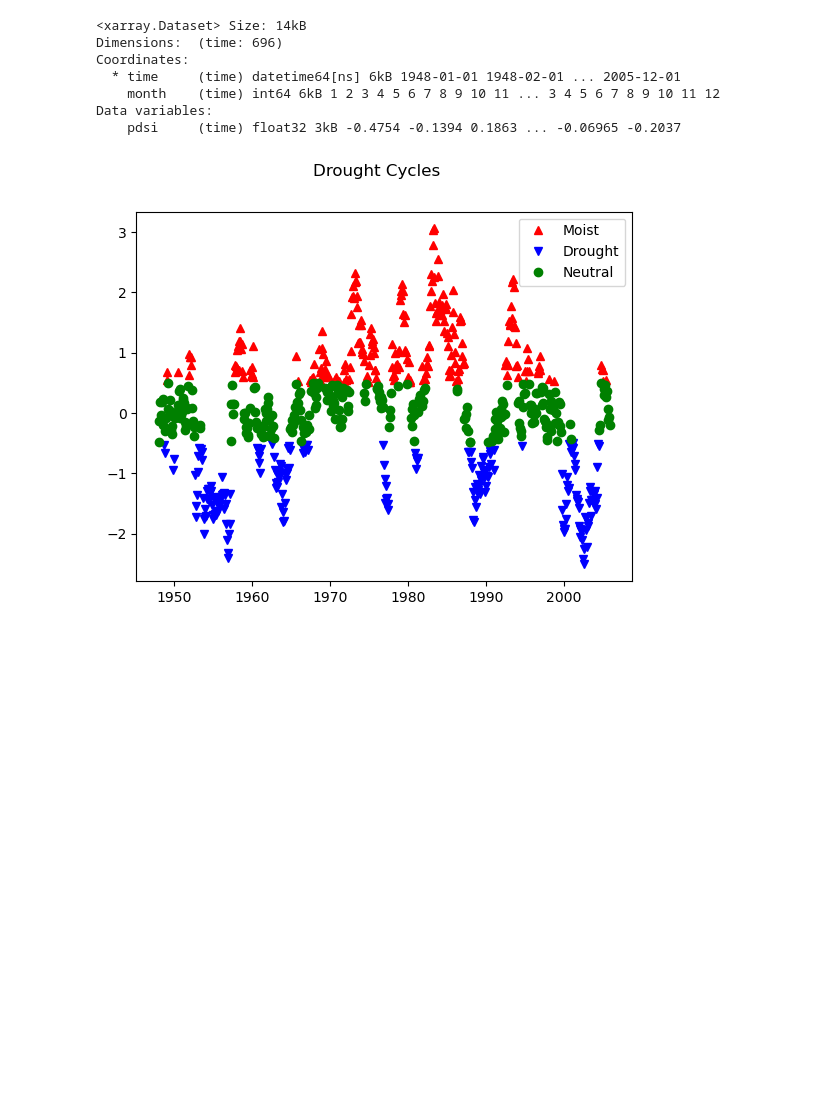
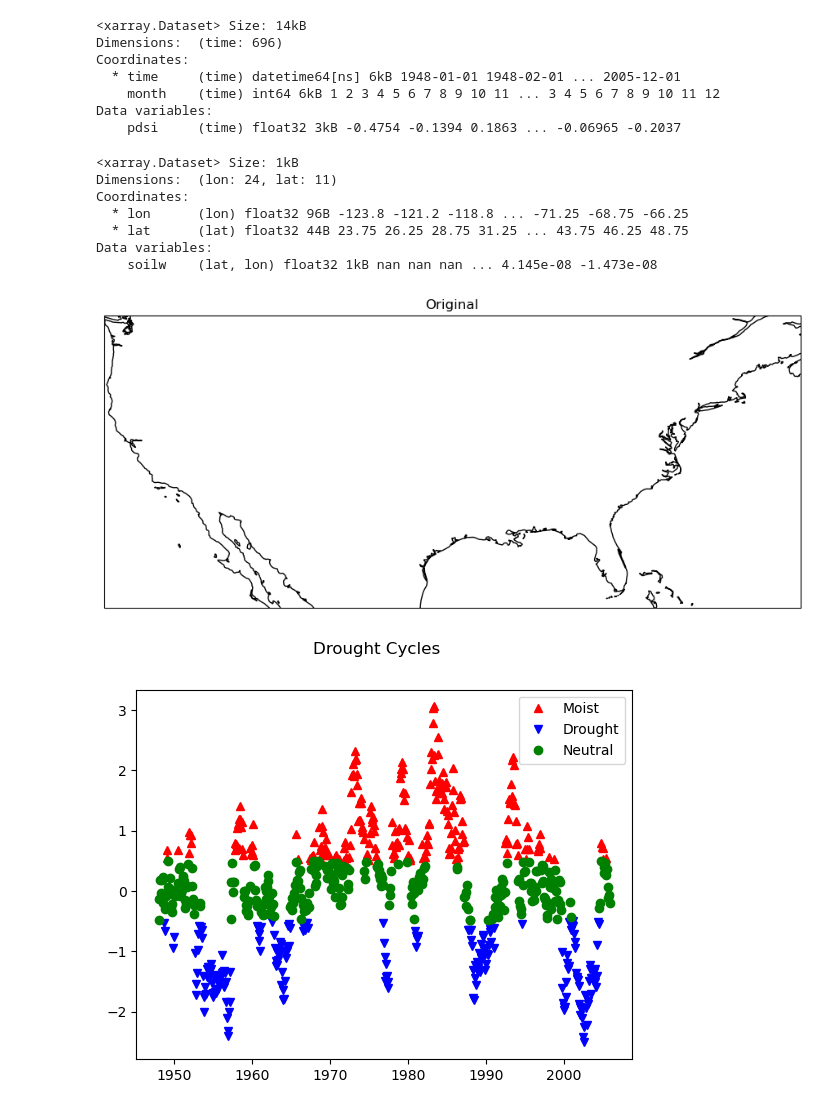
Before and after one commit to wapratt/Project, a Jupyter notebook: clim680_project.ipynb, the cells around one changed output. Saved outputs shown, nothing was run; the diff lists cells and outputs as text; code cells hidden in the pictures; blank space fills up the shorter version.

Commit message:
Add experiment on drought interpolation to soil

```diff
--- a/clim680_project.ipynb
+++ b/clim680_project.ipynb
@@ -130,6 +140,34 @@ Coordinates:
     month    (time) int64 6kB 1 2 3 4 5 6 7 8 9 10 11 ... 3 4 5 6 7 8 9 10 11 12
 Data variables:
     pdsi     (time) float32 3kB -0.4754 -0.1394 0.1863 ... -0.06965 -0.2037
+# %%
+#Experiment with interpolating
+ds_drought_anom_for_interp = ds_drought_anom.mean(dim=['time']).rename({'pdsi':'soilw'})
+ds_soil_clim_for_interp = ds_soil.mean(dim='time')
+drought_interp = ds_drought_anom_for_interp.interp_like(ds_soil_clim_for_interp)
+
+
+fig = plt.figure(figsize=(11,8.5))
+
+ax = plt.axes(projection=ccrs.PlateCarree())
+
+cs = ax.contourf(drought_interp['lon'],drought_interp['lat'],
+                   drought_interp['soilw'],
+                   cmap='coolwarm',
+                   transform=ccrs.PlateCarree())
+ax.coastlines()
+plt.title('Original')
+
+ds_drought_anom_for_interp
+# %% [output]
+<xarray.Dataset> Size: 1kB
+Dimensions:  (lon: 24, lat: 11)
+Coordinates:
+  * lon      (lon) float32 96B -123.8 -121.2 -118.8 ... -71.25 -68.75 -66.25
+  * lat      (lat) float32 44B 23.75 26.25 28.75 31.25 ... 43.75 46.25 48.75
+Data variables:
+    soilw    (lat, lon) float32 1kB nan nan nan ... 4.145e-08 -1.473e-08
+[figure, added]
 # %%
 #Assign 3 index categories
 moist = ds_drought_anom_index['pdsi'].where(ds_drought_anom_index['pdsi'] >= 0.5) # nans where false and unaltered where true if only first parameter given
```
Also changed, not shown: parts of 3 cells of this notebook.
